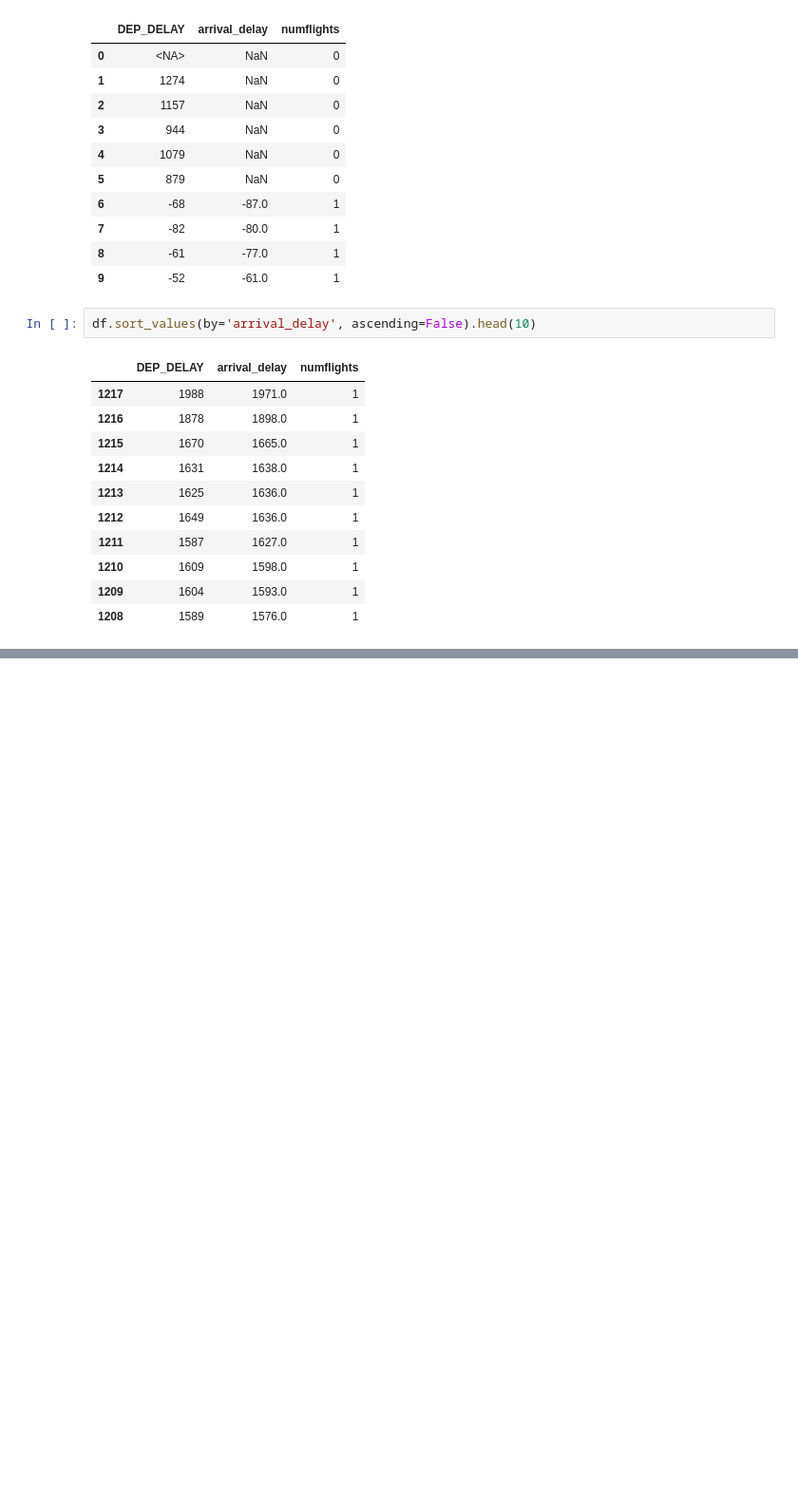
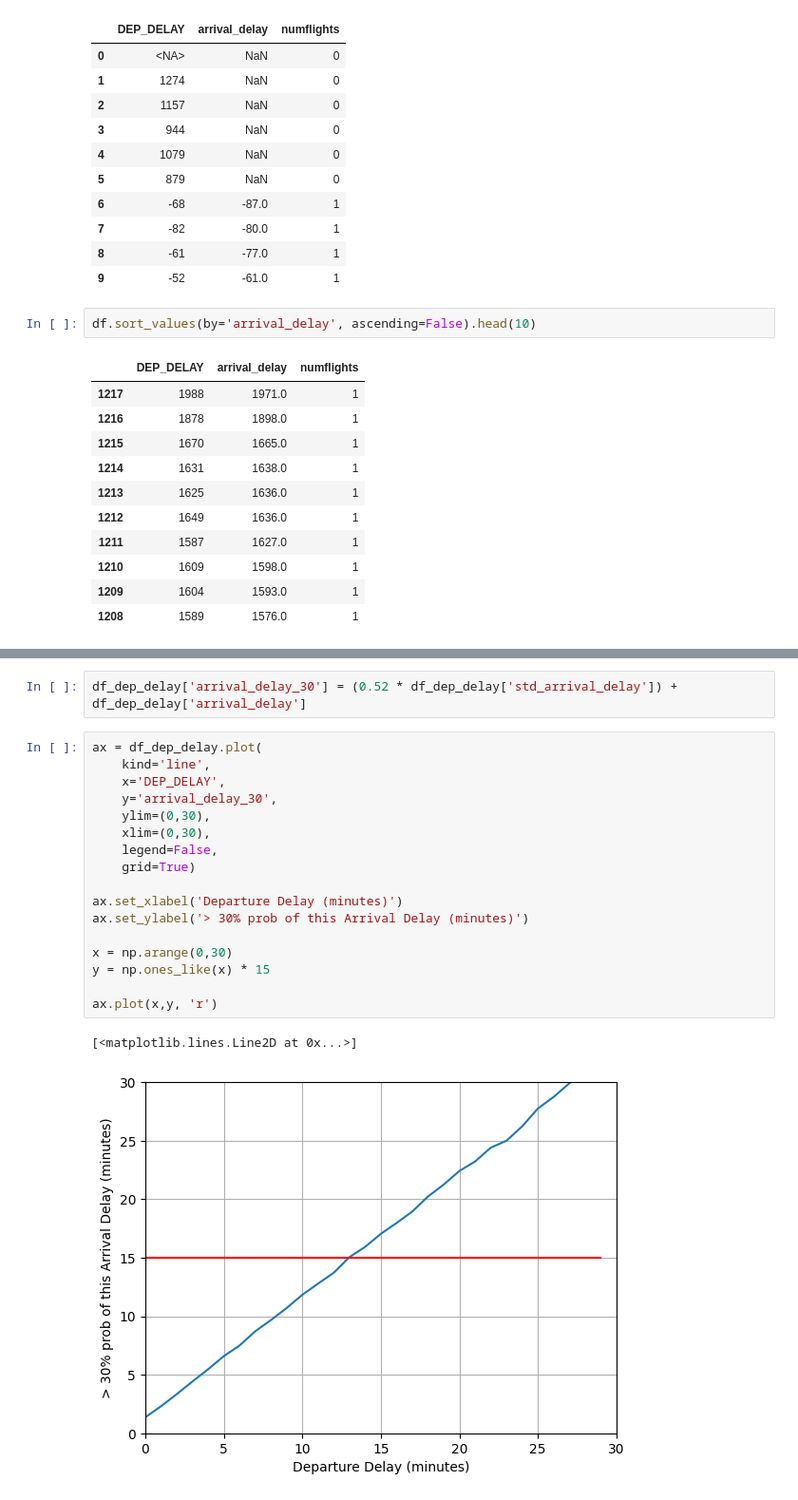
Before and after one commit to yuwtennis/ds-flights-eda, a Jupyter notebook: flights.ipynb, the cells around one changed output, grey strips where cells are left out. Shown at 95% size. Saved outputs shown, nothing was run; the diff lists cells and outputs as text; blank space fills up the shorter version.

Commit message:
feat: Determining DEP_DELAY from standard normal distribution

```diff
--- a/flights.ipynb
+++ b/flights.ipynb
@@ -234,0 +266,22 @@ df.plot(
+# %%
+df_dep_delay['arrival_delay_30'] = (0.52 * df_dep_delay['std_arrival_delay']) + df_dep_delay['arrival_delay']
+# %%
+ax = df_dep_delay.plot(
+    kind='line',
+    x='DEP_DELAY',
+    y='arrival_delay_30',
+    ylim=(0,30),
+    xlim=(0,30),
+    legend=False,
+    grid=True)
+
+ax.set_xlabel('Departure Delay (minutes)')
+ax.set_ylabel('> 30% prob of this Arrival Delay (minutes)')
+
+x = np.arange(0,30)
+y = np.ones_like(x) * 15
+
+ax.plot(x,y, 'r')
+# %% [output]
+[<matplotlib.lines.Line2D at 0x...>]
+[figure, added]
```
Also changed, not shown: parts of 7 cells of this notebook.
